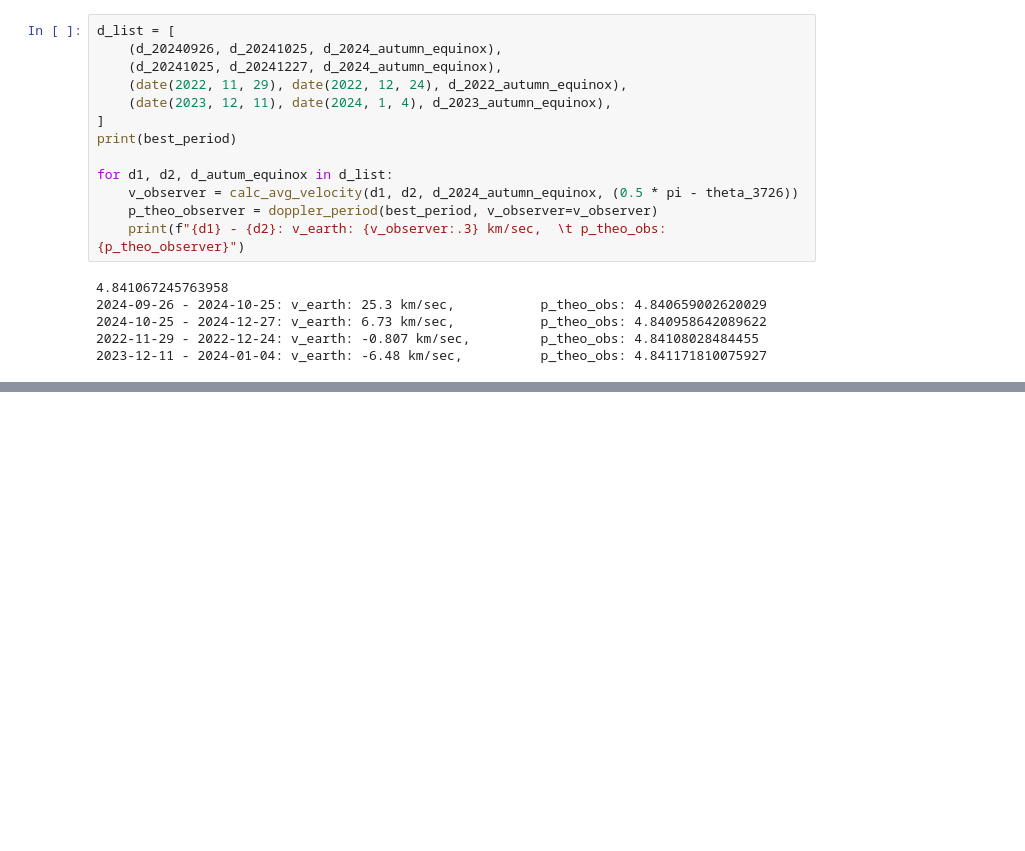
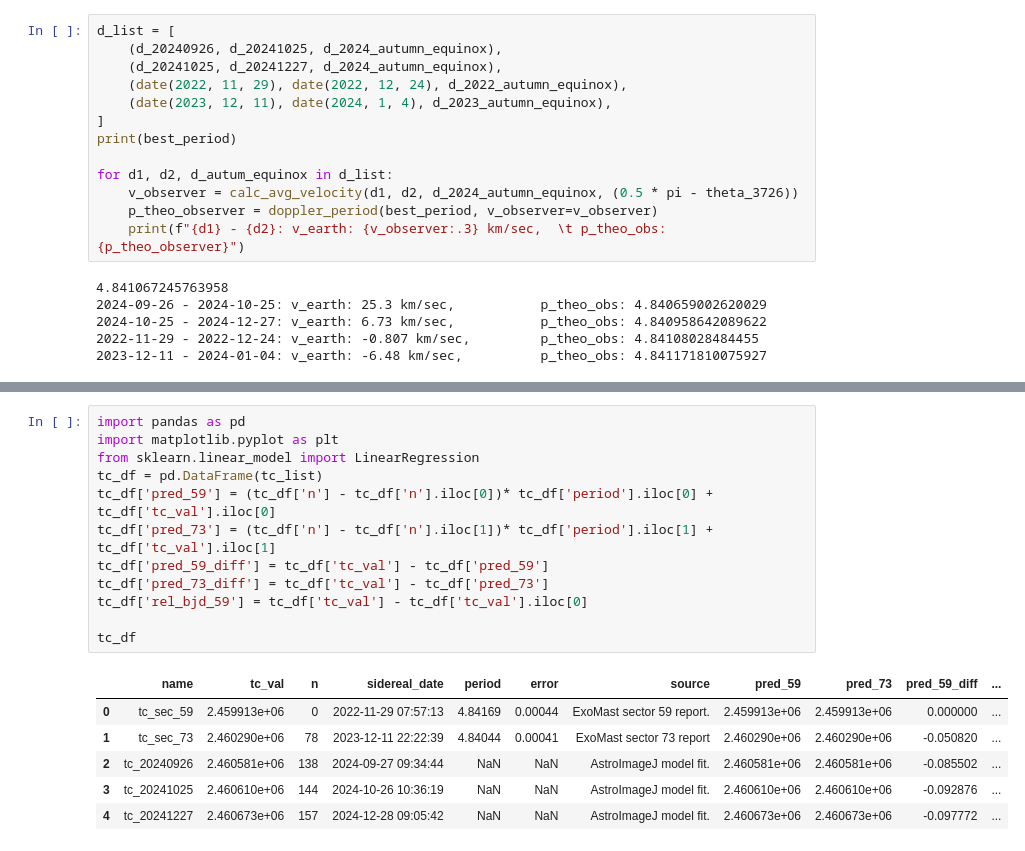
Before and after one commit to sophia268238/astronomy_ml, a Jupyter notebook: processed/TOI-3726/observation_summary.ipynb, the cells around one changed output, grey strips where cells are left out. Cells and saved outputs as stored; diff of their text form; blank space fills up the shorter version.

```diff
--- a/processed/TOI-3726/observation_summary.ipynb
+++ b/processed/TOI-3726/observation_summary.ipynb
@@ -380,3 +400,22 @@ for d1, d2, d_autum_equinox in d_list:
 - The above difference is small. Is it significant?
 - The p_avg is quite accurate, as it is an average of 157 periods.
 - The AstroImageJ does not provide an error for the calculated values. I wonder how accurate the data is?
+# %%
+import pandas as pd
+import matplotlib.pyplot as plt
+from sklearn.linear_model import LinearRegression
+tc_df = pd.DataFrame(tc_list)
+tc_df['pred_59'] = (tc_df['n'] - tc_df['n'].iloc[0])* tc_df['period'].iloc[0] + tc_df['tc_val'].iloc[0]
+tc_df['pred_73'] = (tc_df['n'] - tc_df['n'].iloc[1])* tc_df['period'].iloc[1] + tc_df['tc_val'].iloc[1]
+tc_df['pred_59_diff'] = tc_df['tc_val'] - tc_df['pred_59']
+tc_df['pred_73_diff'] = tc_df['tc_val'] - tc_df['pred_73']
+tc_df['rel_bjd_59'] = tc_df['tc_val'] - tc_df['tc_val'].iloc[0]
+
+tc_df
+# %% [output]
+|  | name | tc_val | n | sidereal_date | period | error | source | pred_59 | pred_73 | pred_59_diff | ... |
+| 0 | tc_sec_59 | 2.459913e+06 | 0 | 2022-11-29 07:57:13 | 4.84169 | 0.00044 | ExoMast sector 59 report. | 2.459913e+06 | 2.459913e+06 | 0.000000 | ... |
+| 1 | tc_sec_73 | 2.460290e+06 | 78 | 2023-12-11 22:22:39 | 4.84044 | 0.00041 | ExoMast sector 73 report | 2.460290e+06 | 2.460290e+06 | -0.050820 | ... |
+| 2 | tc_20240926 | 2.460581e+06 | 138 | 2024-09-27 09:34:44 | NaN | NaN | AstroImageJ model fit. | 2.460581e+06 | 2.460581e+06 | -0.085502 | ... |
+| 3 | tc_20241025 | 2.460610e+06 | 144 | 2024-10-26 10:36:19 | NaN | NaN | AstroImageJ model fit. | 2.460610e+06 | 2.460610e+06 | -0.092876 | ... |
+| 4 | tc_20241227 | 2.460673e+06 | 157 | 2024-12-28 09:05:42 | NaN | NaN | AstroImageJ model fit. | 2.460673e+06 | 2.460673e+06 | -0.097772 | ... |
```
Also changed, not shown: parts of 14 cells of this notebook.
